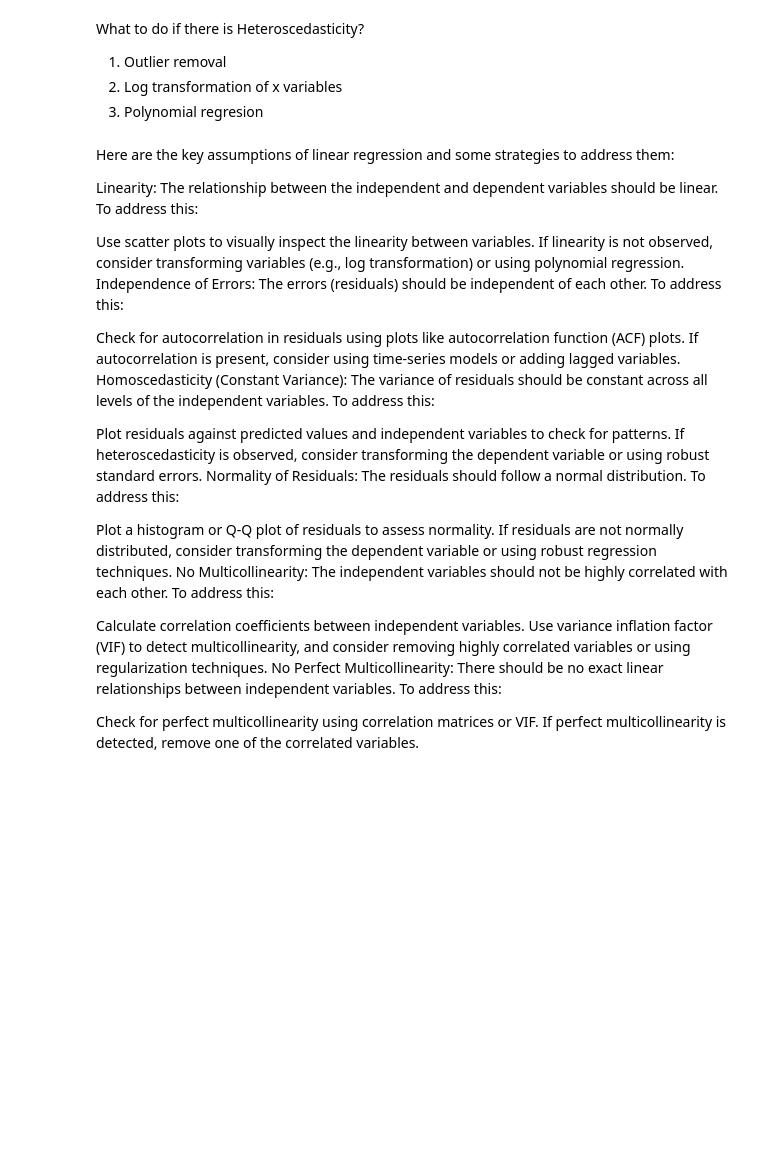
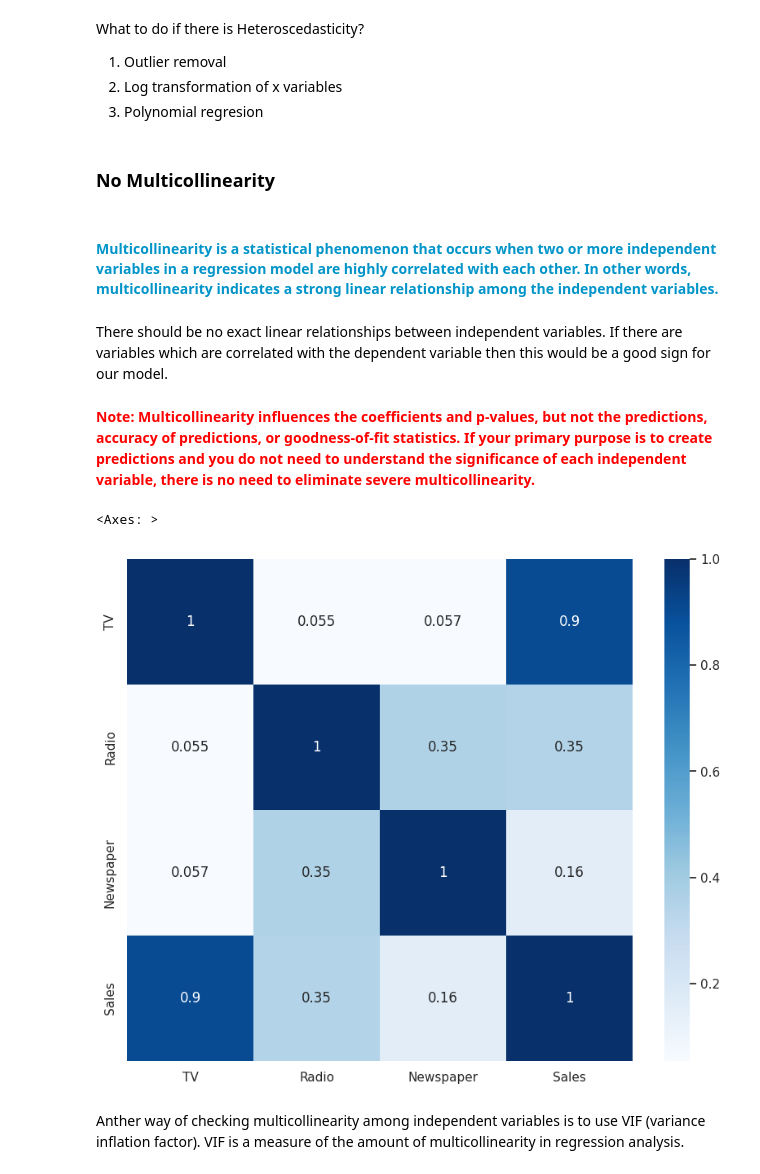
Before and after one commit to NarotGit/Assumptions-of-Linear-Regression, a Jupyter notebook: Assumptions_of_linear_regression.ipynb, the cells around one changed output. Saved outputs shown, nothing was run; the diff lists cells and outputs as text; code cells hidden in the pictures; blank space fills up the shorter version.

```diff
--- a/Assumptions_of_linear_regression.ipynb
+++ b/Assumptions_of_linear_regression.ipynb
@@ -187,30 +161,19 @@ What to do if there is Heteroscedasticity?
 1. Outlier removal
 2. Log transformation of x variables
 3. Polynomial regresion
-# %% [markdown]
-Here are the key assumptions of linear regression and some strategies to address them:
-
-Linearity: The relationship between the independent and dependent variables should be linear. To address this:
-
-Use scatter plots to visually inspect the linearity between variables.
-If linearity is not observed, consider transforming variables (e.g., log transformation) or using polynomial regression.
-Independence of Errors: The errors (residuals) should be independent of each other. To address this:
-
-Check for autocorrelation in residuals using plots like autocorrelation function (ACF) plots.
-If autocorrelation is present, consider using time-series models or adding lagged variables.
-Homoscedasticity (Constant Variance): The variance of residuals should be constant across all levels of the independent variables. To address this:
-
-Plot residuals against predicted values and independent variables to check for patterns.
-If heteroscedasticity is observed, consider transforming the dependent variable or using robust standard errors.
-Normality of Residuals: The residuals should follow a normal distribution. To address this:
-
-Plot a histogram or Q-Q plot of residuals to assess normality.
-If residuals are not normally distributed, consider transforming the dependent variable or using robust regression techniques.
-No Multicollinearity: The independent variables should not be highly correlated with each other. To address this:
-
-Calculate correlation coefficients between independent variables.
-Use variance inflation factor (VIF) to detect multicollinearity, and consider removing highly correlated variables or using regularization techniques.
-No Perfect Multicollinearity: There should be no exact linear relationships between independent variables. To address this:
-
-Check for perfect multicollinearity using correlation matrices or VIF.
-If perfect multicollinearity is detected, remove one of the correlated variables.
+# %% [markdown]
+### No Multicollinearity
+# %% [markdown]
+#### <font color='#0094c9'>Multicollinearity is a statistical phenomenon that occurs when two or more independent variables in a regression model are highly correlated with each other. In other words, multicollinearity indicates a strong linear relationship among the independent variables.</font>
+# %% [markdown]
+There should be no exact linear relationships between independent variables. If there are variables which are correlated with the dependent variable then this would be a good sign for our model.
+# %% [markdown]
+<font color='red'>**Note: Multicollinearity influences the coefficients and p-values, but not the predictions, accuracy of predictions, or goodness-of-fit statistics. If your primary purpose is to create predictions and you do not need to understand the significance of each independent variable, there is no need to eliminate severe multicollinearity.**</font>
+# %%
+plt.figure(figsize=(10,8))
+sns.heatmap(data.corr(),cmap='Blues', annot=True)
+# %% [output]
+<Axes: >
+[figure, added]
+# %% [markdown]
+Anther way of checking multicollinearity among independent variables  is to use VIF (variance inflation factor). VIF is a measure of the amount of multicollinearity in regression analysis.
```
Also changed, not shown: parts of 48 cells of this notebook.
